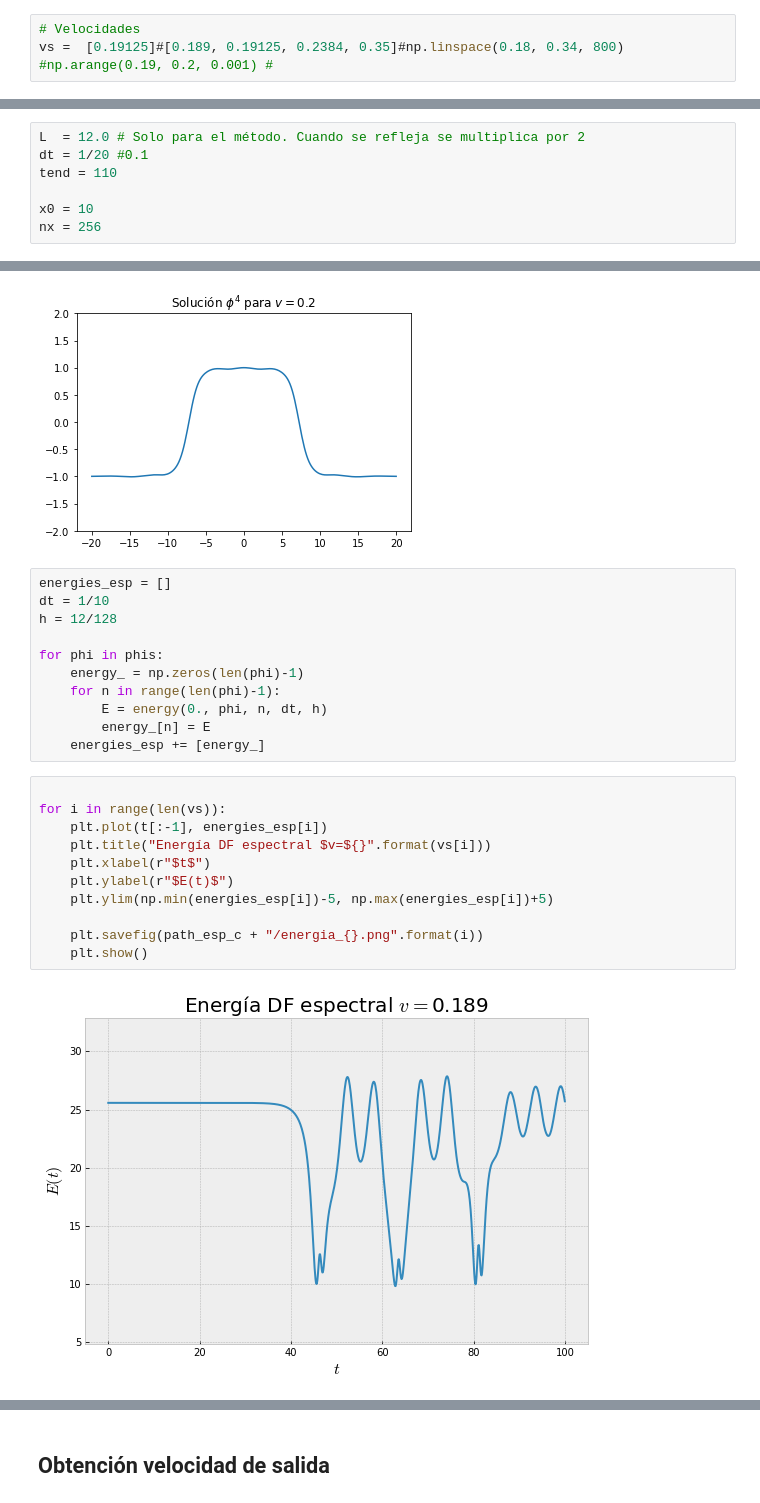
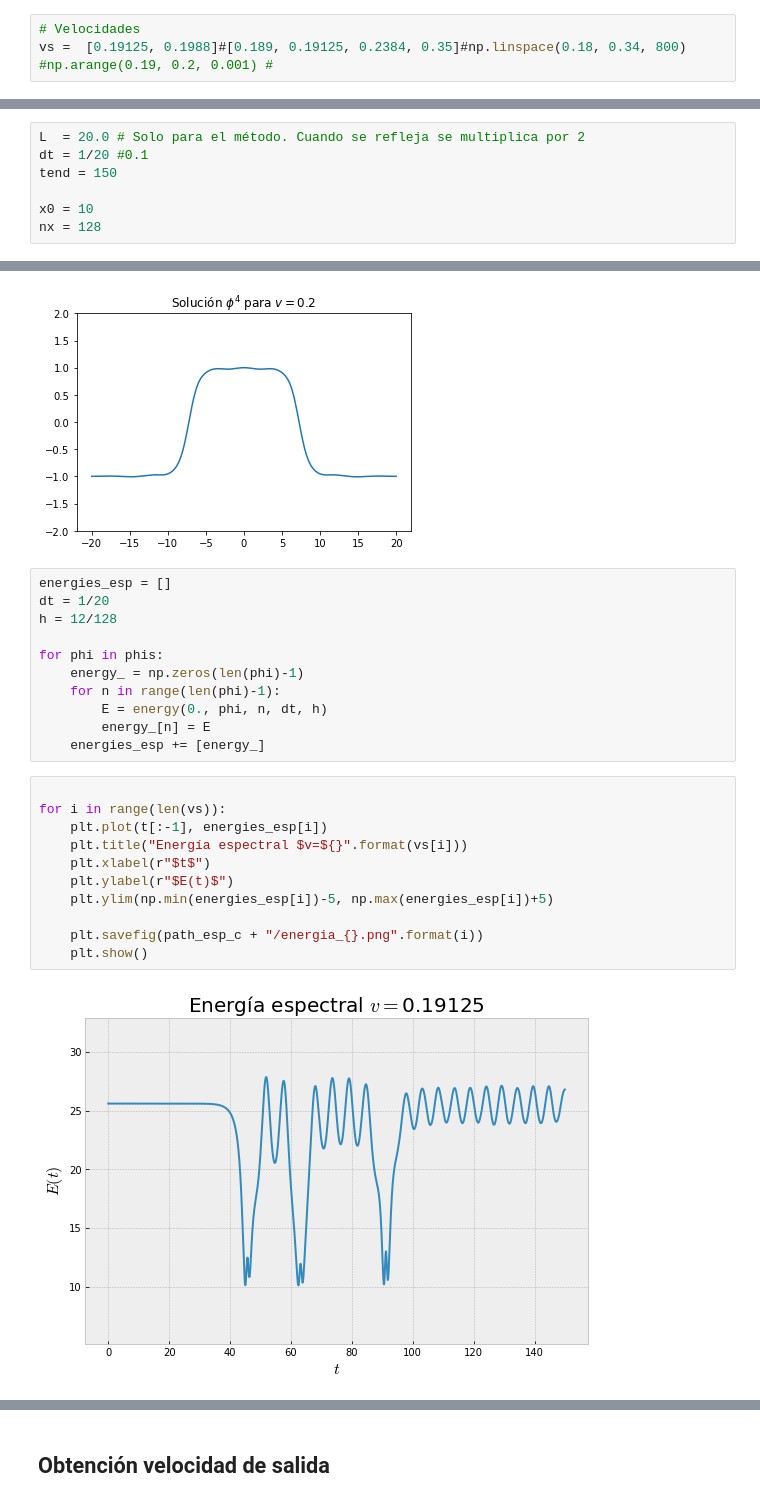
Before and after one commit to ElTapia/Jamiton, a Jupyter notebook: Phi_4_colissions/phi_4.ipynb, the cells around one changed output, grey strips where cells are left out. Drawn from its saved outputs; the diff is of its cells as text.

```diff
--- a/Phi_4_colissions/phi_4.ipynb
+++ b/Phi_4_colissions/phi_4.ipynb
@@ -81,7 +81,7 @@ tf = 150
 A modo de testeo, se probarán las velocidades $v \in \{0.35, 0.186, 0.1988, 0.213\}$.
 # %%
 # Velocidades
-vs =  [0.19125]#[0.189, 0.19125, 0.2384, 0.35]#np.linspace(0.18, 0.34, 800) #np.arange(0.19, 0.2, 0.001) #
+vs =  [0.19125, 0.1988]#[0.189, 0.19125, 0.2384, 0.35]#np.linspace(0.18, 0.34, 800) #np.arange(0.19, 0.2, 0.001) #
 # %% [markdown]
 ## Diferencias finitas: Esquema explícito
 
@@ -631,12 +631,12 @@ Dada la incertidumbre del funcionamiento del método anterior, se plantea un nue
 # %% [markdown]
 Se definen los parámetros de discretización.
 # %%
-L  = 12.0 # Solo para el método. Cuando se refleja se multiplica por 2
+L  = 20.0 # Solo para el método. Cuando se refleja se multiplica por 2
 dt = 1/20 #0.1
-tend = 110
+tend = 150
 
 x0 = 10
-nx = 256
+nx = 128
 # %% [markdown]
 La igual que en el método anterior, definimos funciones que evalúa la transformada del coseno en la ecuación $\phi_4$ y en los nuevos puntos de colocación, y otra función con las derivadas del sistema, que servirá para resolver la ecuación usando RK4.
 # %%
@@ -754,7 +750,7 @@ MovieWriter ffmpeg unavailable; using Pillow instead.
 [figure]
 # %%
 energies_esp = []
-dt = 1/10
+dt = 1/20
 h = 12/128
 
 for phi in phis:
@@ -766,13 +762,13 @@ for phi in phis:
 # %%
 
 for i in range(len(vs)):
     plt.plot(t[:-1], energies_esp[i])
-    plt.title("Energía DF espectral $v=${}".format(vs[i]))
+    plt.title("Energía espectral $v=${}".format(vs[i]))
     plt.xlabel(r"$t$")
     plt.ylabel(r"$E(t)$")
     plt.ylim(np.min(energies_esp[i])-5, np.max(energies_esp[i])+5)
 
     plt.savefig(path_esp_c + "/energia_{}.png".format(i))
     plt.show()
 # %% [output]
-[figure, old version]
+[figure, new version]
```
Also changed, not shown: parts of 4 cells of this notebook, 17 other files.
